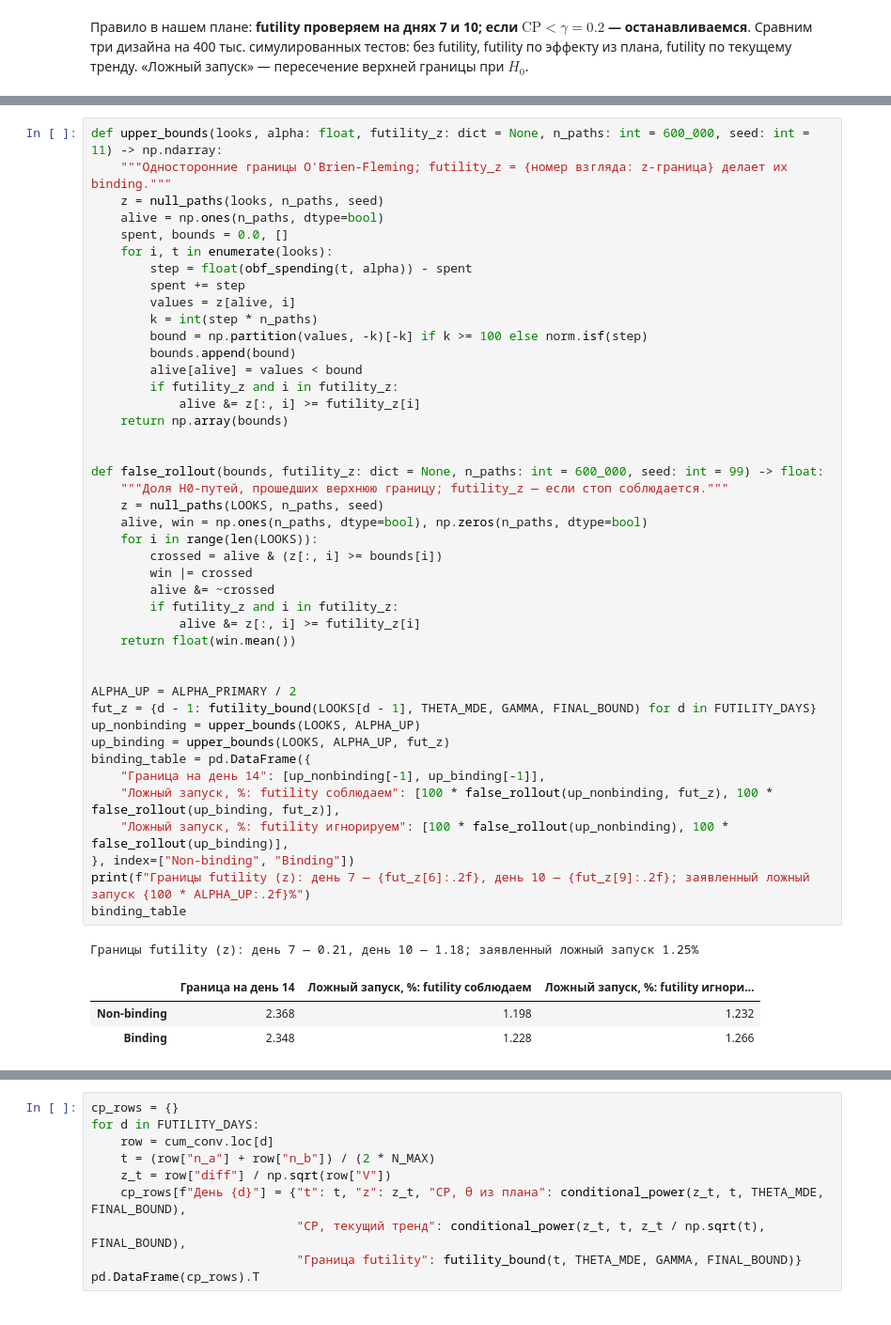
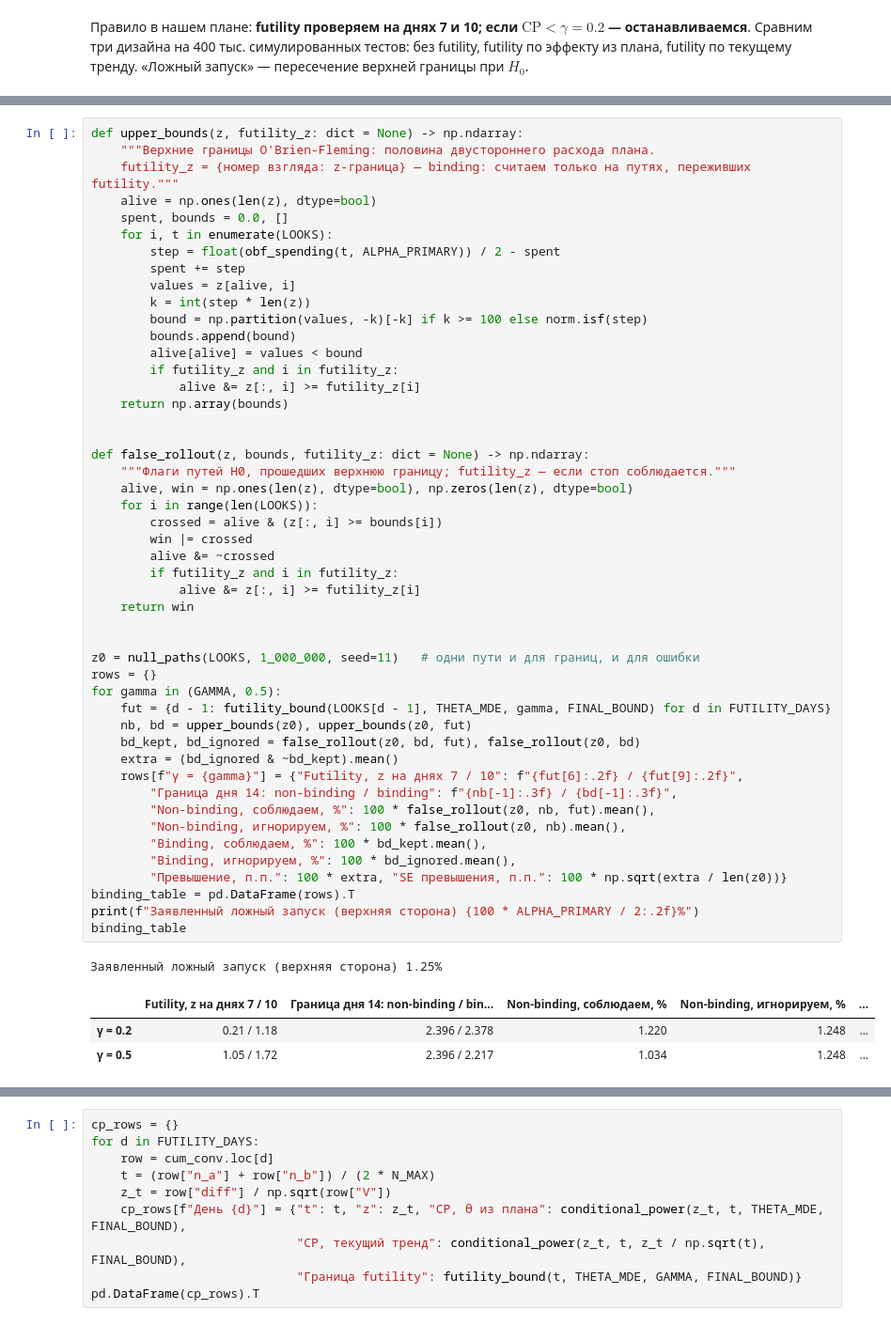
Before and after one commit to Alberelloo/AITH-2026-Hypothesis-Testing-Workshop, a Jupyter notebook: 04. Остановка/practice.ipynb, the cells around one changed output, grey strips where cells are left out. Shown at 94% size. Saved outputs shown, nothing was run; the diff lists cells and outputs as text.

```diff
--- a/04. Остановка/practice.ipynb
+++ b/04. Остановка/practice.ipynb
@@ -617,48 +614,53 @@ futility_table
 # %%
-def upper_bounds(looks, alpha: float, futility_z: dict = None, n_paths: int = 600_000, seed: int = 11) -> np.ndarray:
-    """Односторонние границы O'Brien-Fleming; futility_z = {номер взгляда: z-граница} делает их binding."""
-    z = null_paths(looks, n_paths, seed)
-    alive = np.ones(n_paths, dtype=bool)
+def upper_bounds(z, futility_z: dict = None) -> np.ndarray:
+    """Верхние границы O'Brien-Fleming: половина двустороннего расхода плана.
+    futility_z = {номер взгляда: z-граница} — binding: считаем только на путях, переживших futility."""
+    alive = np.ones(len(z), dtype=bool)
     spent, bounds = 0.0, []
-    for i, t in enumerate(looks):
-        step = float(obf_spending(t, alpha)) - spent
+    for i, t in enumerate(LOOKS):
+        step = float(obf_spending(t, ALPHA_PRIMARY)) / 2 - spent
         spent += step
         values = z[alive, i]
-        k = int(step * n_paths)
+        k = int(step * len(z))
         bound = np.partition(values, -k)[-k] if k >= 100 else norm.isf(step)
         bounds.append(bound)
         alive[alive] = values < bound
         if futility_z and i in futility_z:
             alive &= z[:, i] >= futility_z[i]
     return np.array(bounds)
 
 
-def false_rollout(bounds, futility_z: dict = None, n_paths: int = 600_000, seed: int = 99) -> float:
-    """Доля H0-путей, прошедших верхнюю границу; futility_z — если стоп соблюдается."""
-    z = null_paths(LOOKS, n_paths, seed)
-    alive, win = np.ones(n_paths, dtype=bool), np.zeros(n_paths, dtype=bool)
+def false_rollout(z, bounds, futility_z: dict = None) -> np.ndarray:
+    """Флаги путей H0, прошедших верхнюю границу; futility_z — если стоп соблюдается."""
+    alive, win = np.ones(len(z), dtype=bool), np.zeros(len(z), dtype=bool)
     for i in range(len(LOOKS)):
         crossed = alive & (z[:, i] >= bounds[i])
         win |= crossed
         alive &= ~crossed
         if futility_z and i in futility_z:
             alive &= z[:, i] >= futility_z[i]
-    return float(win.mean())
+    return win
 
 
-ALPHA_UP = ALPHA_PRIMARY / 2
-fut_z = {d - 1: futility_bound(LOOKS[d - 1], THETA_MDE, GAMMA, FINAL_BOUND) for d in FUTILITY_DAYS}
-up_nonbinding = upper_bounds(LOOKS, ALPHA_UP)
-up_binding = upper_bounds(LOOKS, ALPHA_UP, fut_z)
-binding_table = pd.DataFrame({
-    "Граница на день 14": [up_nonbinding[-1], up_binding[-1]],
-    "Ложный запуск, %: futility соблюдаем": [100 * false_rollout(up_nonbinding, fut_z), 100 * false_rollout(up_binding, fut_z)],
-    "Ложный запуск, %: futility игнорируем": [100 * false_rollout(up_nonbinding), 100 * false_rollout(up_binding)],
-}, index=["Non-binding", "Binding"])
-print(f"Границы futility (z): день 7 — {fut_z[6]:.2f}, день 10 — {fut_z[9]:.2f}; заявленный ложный запуск {100 * ALPHA_UP:.2f}%")
+z0 = null_paths(LOOKS, 1_000_000, seed=11)   # одни пути и для границ, и для ошибки
+rows = {}
+for gamma in (GAMMA, 0.5):
+    fut = {d - 1: futility_bound(LOOKS[d - 1], THETA_MDE, gamma, FINAL_BOUND) for d in FUTILITY_DAYS}
+    nb, bd = upper_bounds(z0), upper_bounds(z0, fut)
+    bd_kept, bd_ignored = false_rollout(z0, bd, fut), false_rollout(z0, bd)
+    extra = (bd_ignored & ~bd_kept).mean()
+    rows[f"γ = {gamma}"] = {"Futility, z на днях 7 / 10": f"{fut[6]:.2f} / {fut[9]:.2f}",
+        "Граница дня 14: non-binding / binding": f"{nb[-1]:.3f} / {bd[-1]:.3f}",
+        "Non-binding, соблюдаем, %": 100 * false_rollout(z0, nb, fut).mean(),
+        "Non-binding, игнорируем, %": 100 * false_rollout(z0, nb).mean(),
+        "Binding, соблюдаем, %": 100 * bd_kept.mean(),
+        "Binding, игнорируем, %": 100 * bd_ignored.mean(),
+        "Превышение, п.п.": 100 * extra, "SE превышения, п.п.": 100 * np.sqrt(extra / len(z0))}
+binding_table = pd.DataFrame(rows).T
+print(f"Заявленный ложный запуск (верхняя сторона) {100 * ALPHA_PRIMARY / 2:.2f}%")
 binding_table
 # %% [output]
-Границы futility (z): день 7 — 0.21, день 10 — 1.18; заявленный ложный запуск 1.25%
+Заявленный ложный запуск (верхняя сторона) 1.25%
-|  | Граница на день 14 | Ложный запуск, %: futility соблюдаем | Ложный запуск, %: futility игнори... |
-| Non-binding | 2.368 | 1.198 | 1.232 |
-| Binding | 2.348 | 1.228 | 1.266 |
+|  | Futility, z на днях 7 / 10 | Граница дня 14: non-binding / bin... | Non-binding, соблюдаем, % | Non-binding, игнорируем, % | ... |
+| γ = 0.2 | 0.21 / 1.18 | 2.396 / 2.378 | 1.220 | 1.248 | ... |
+| γ = 0.5 | 1.05 / 1.72 | 2.396 / 2.217 | 1.034 | 1.248 | ... |
```
Also changed, not shown: parts of 24 cells of this notebook, 3 other files.
